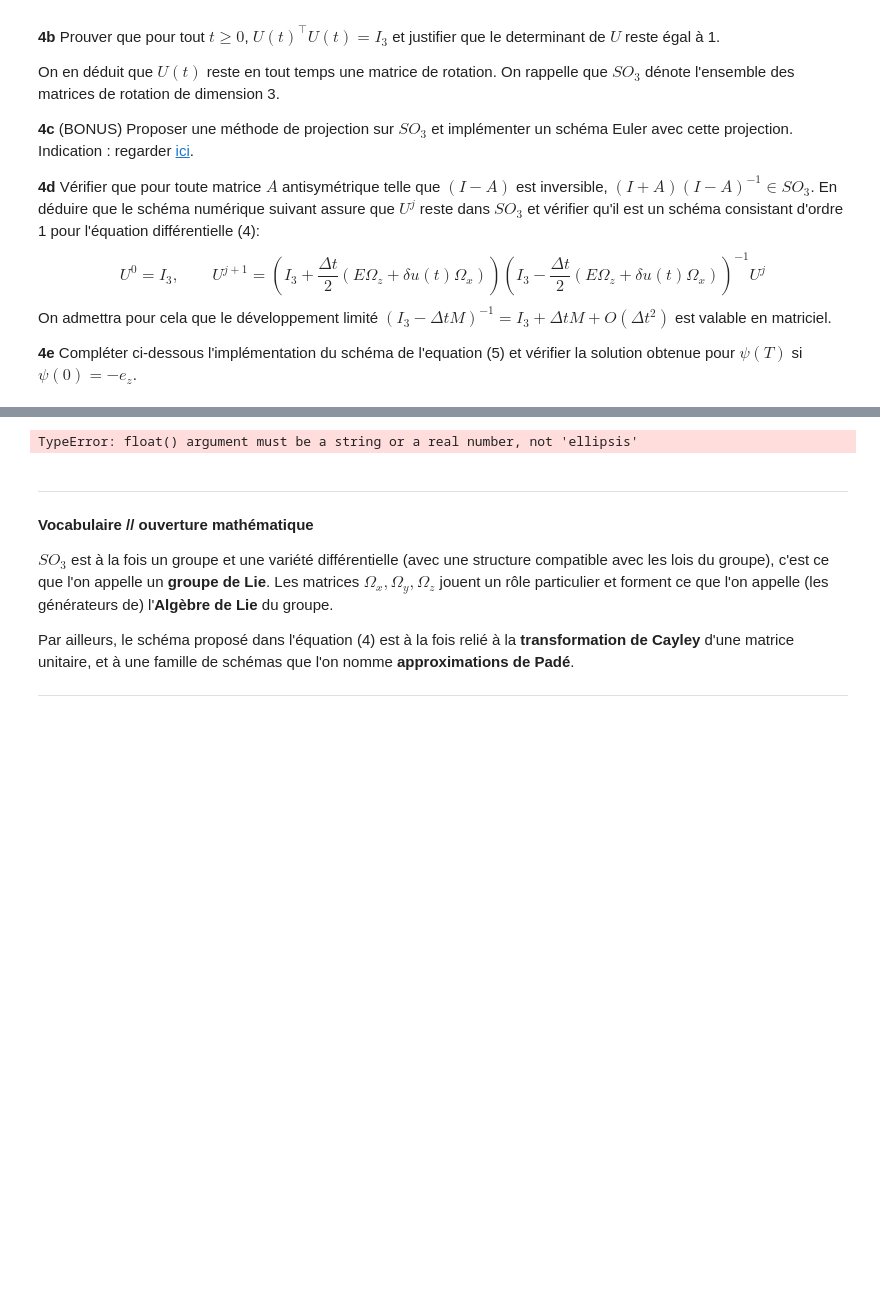
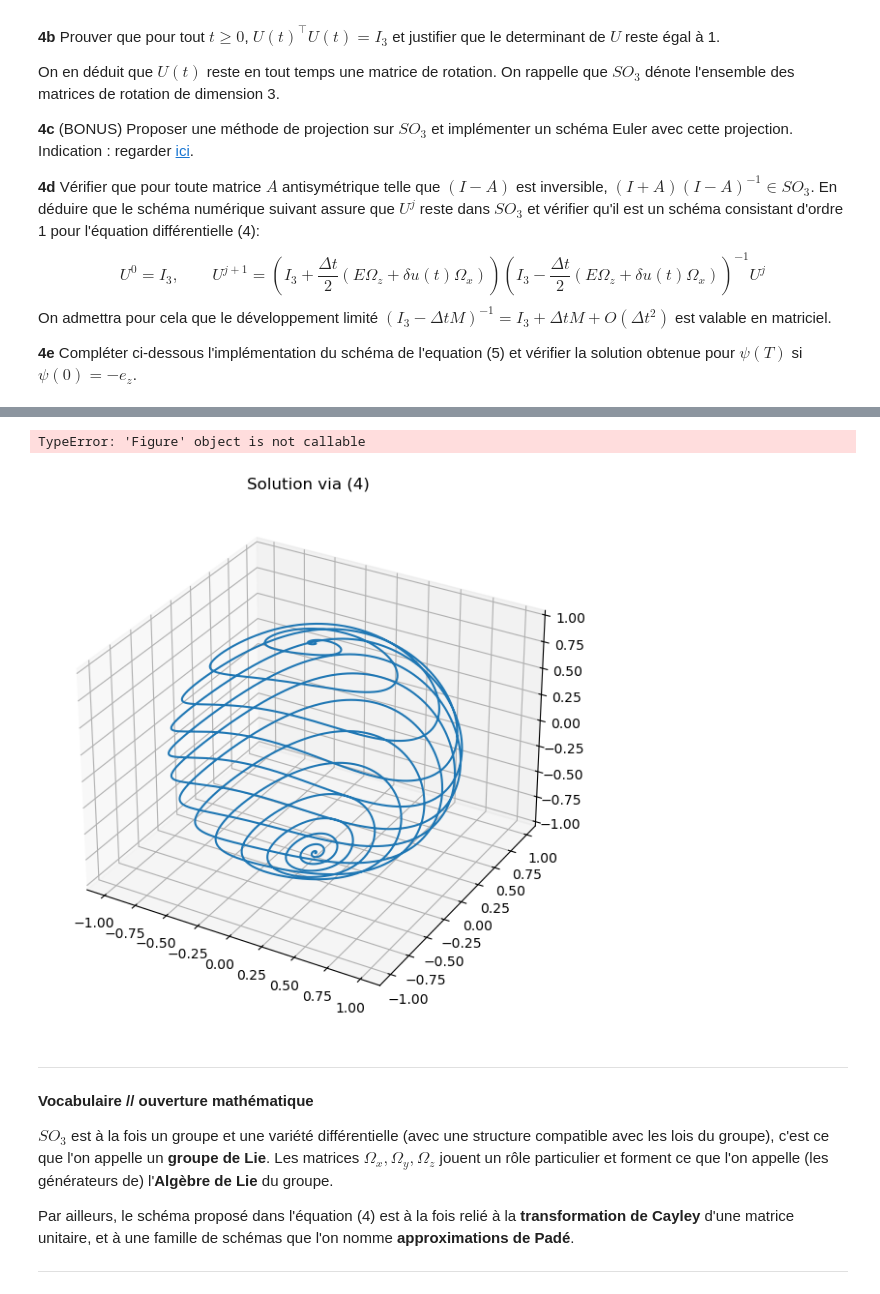
Before and after one commit to AdrienMtz/Projet_numerique_UE11-Groupe_36, a Jupyter notebook: Projet-EquationsDifferentielles-2024.ipynb, the cells around one changed output, grey strips where cells are left out. Drawn from its saved outputs; the diff is of its cells as text; code cells hidden in the pictures; blank space fills up the shorter version.

```diff
--- a/Projet-EquationsDifferentielles-2024.ipynb
+++ b/Projet-EquationsDifferentielles-2024.ipynb
@@ -350,30 +372,31 @@ On admettra pour cela que le développement limité $\left(I_3 - \Delta t M \rig
 # %%
 I=np.eye(3)
 
 def matrice_transition(t_in,t_f,E,dt):
     temps=np.arange(t_in,t_f+dt/2,dt)
     N=len(temps)
     sol=np.empty((N,3,3))
     sol[0]=np.eye(3)
     for j,t in enumerate(temps[:-1]):
-        sol[j+1]= ...
+        sol[j+1]= np.dot((I+(dt/2)*(E*Omega_z + delta*u(t)*Omega_x)).dot(np.linalg.inv(I-(dt/2)*(E*Omega_z + delta*u(t)*Omega_x))),sol[j])
     return temps,sol
 
 temps,sol_mat_trans = matrice_transition(0,T,E,dt)
 
 fig = plt.figure()
 ax = fig.add_subplot(111, projection='3d')
 ax.plot((sol_mat_trans@psi_0)[:,0],(sol_mat_trans@psi_0)[:,1],(sol_mat_trans@psi_0)[:,2])
 ax.set_title('Solution via (4)')
 
 fig, ax = fig.figure()
 ax.plot(temps, np.linalg.norm(np.einsum('nij,nkj-> nik',sol_mat_trans,sol_mat_trans)-I,axis=(1,2)),label='norm of U^T U -I_3 ')
 ax.legend()
 ax.set_title('Vérification de la préservation du groupe')
 
 print(f"Valeur finale de psi : {sol_mat_trans[-1]@psi_0}")
 # %% [output]
-TypeError: float() argument must be a string or a real number, not 'ellipsis'
+TypeError: 'Figure' object is not callable
+[figure, added]
 # %% [markdown]
 ---
 **Vocabulaire // ouverture mathématique**
```
Also changed, not shown: parts of 3 cells of this notebook.
